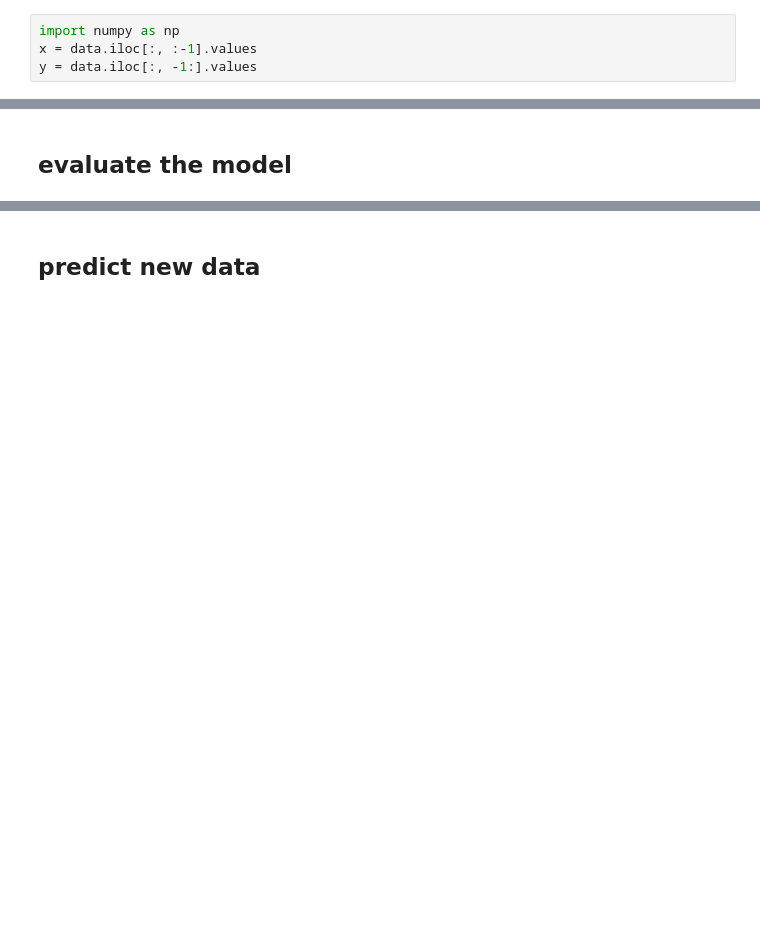
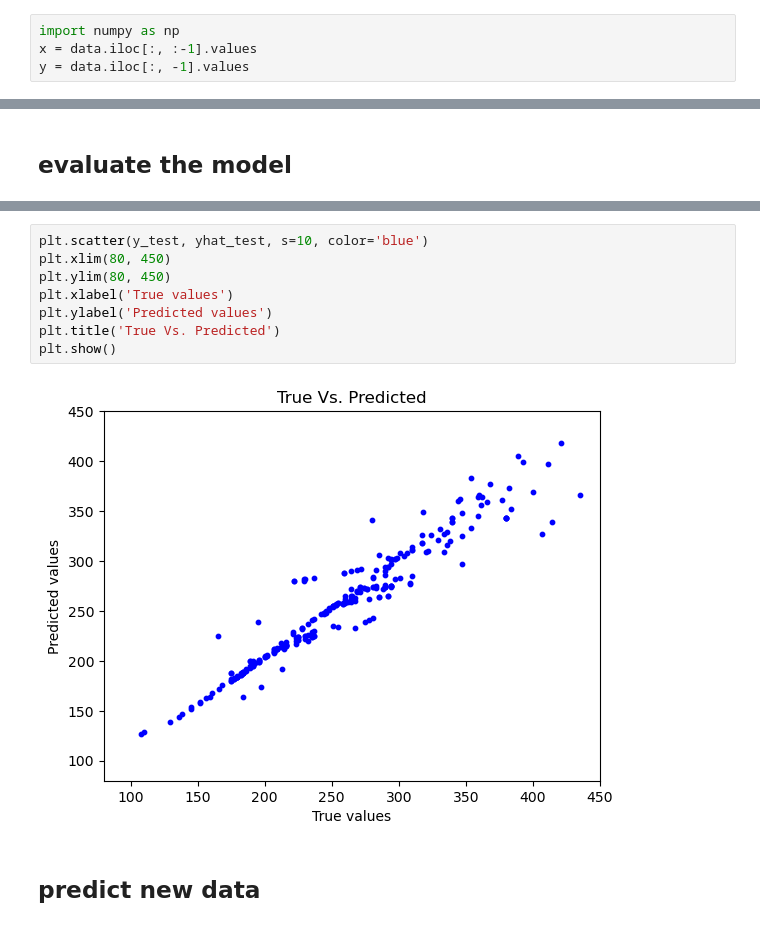
Before and after one commit to javadmonsefi/neural_network, a Jupyter notebook: 01-regression/MLP/Multilayer_Perceptron.ipynb, the cells around one changed output, grey strips where cells are left out. Cells and saved outputs as stored; diff of their text form; blank space fills up the shorter version.

```diff
--- a/01-regression/MLP/Multilayer_Perceptron.ipynb
+++ b/01-regression/MLP/Multilayer_Perceptron.ipynb
@@ -28,7 +28,7 @@ data.head(3)
 # %%
 import numpy as np
 x = data.iloc[:, :-1].values
-y = data.iloc[:, -1:].values
+y = data.iloc[:, -1].values
 # %%
 x[:3]
 # %% [output]
@@ -159,3 +176,13 @@ R2_Score: 0.38671021143218853
+# %%
+plt.scatter(y_test, yhat_test, s=10, color='blue')
+plt.xlim(80, 450)
+plt.ylim(80, 450)
+plt.xlabel('True values')
+plt.ylabel('Predicted values')
+plt.title('True Vs. Predicted')
+plt.show()
+# %% [output]
+[figure, added]
 # %% [markdown]
 ## predict new data
 # %%
```
Also changed, not shown: parts of 21 cells of this notebook, 11 other files.
